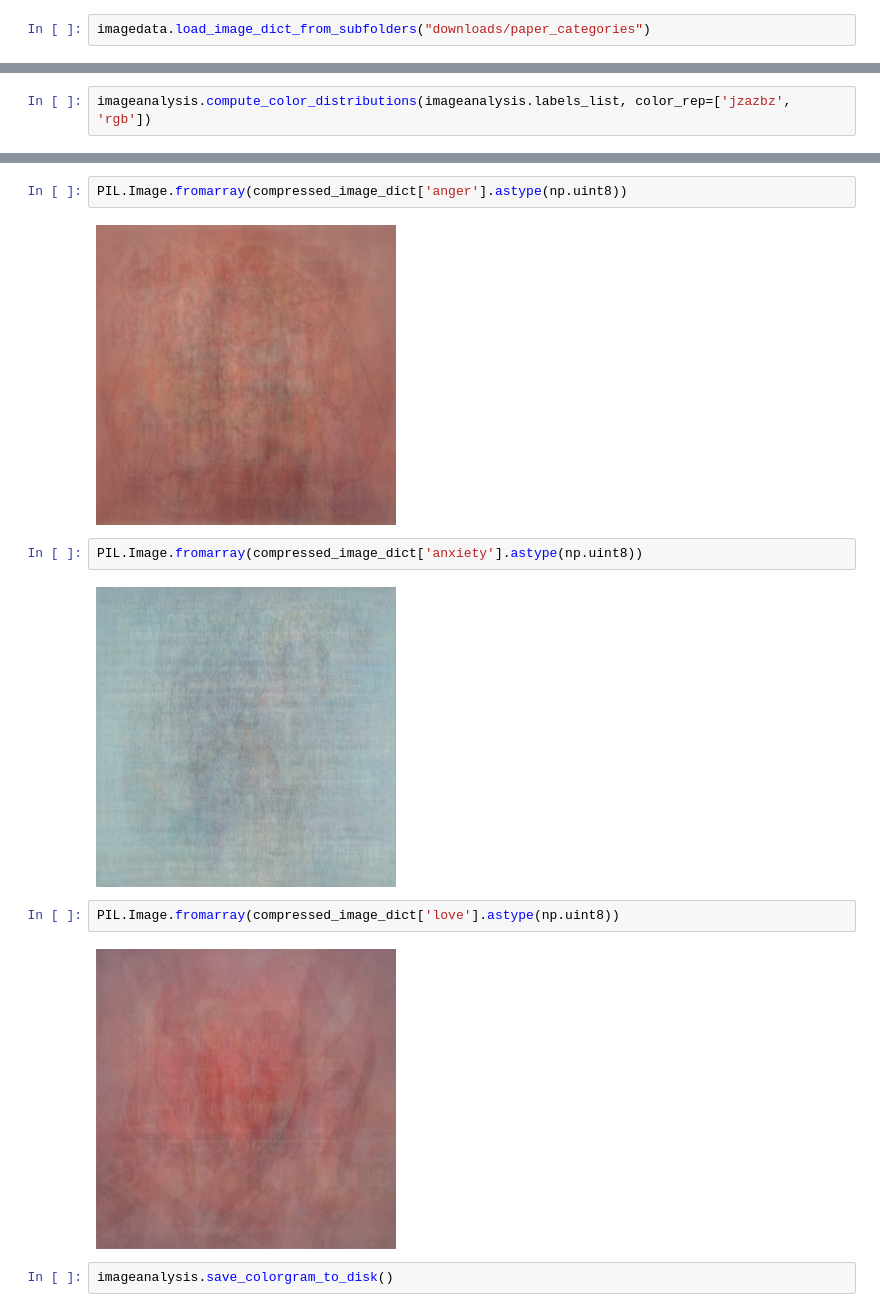
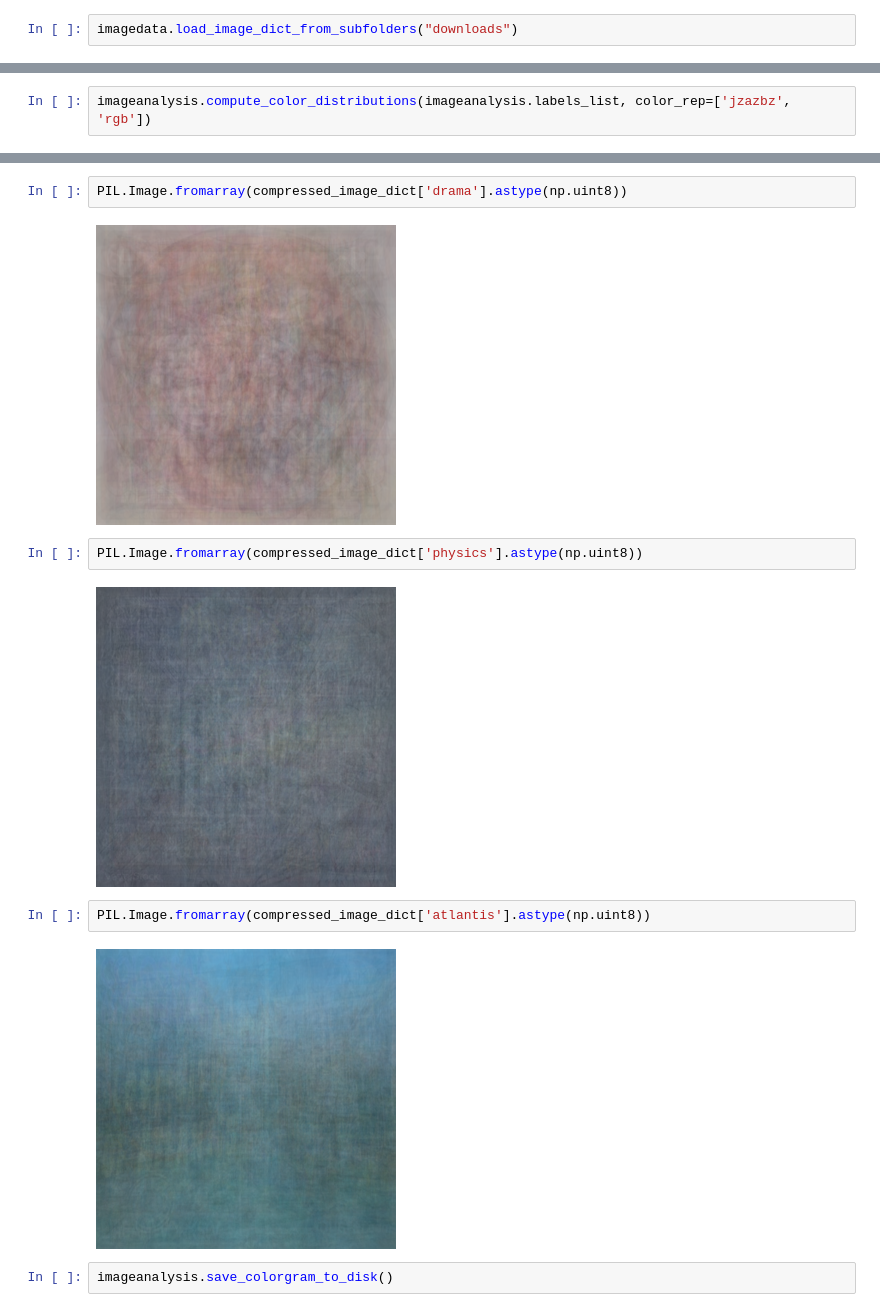
Before and after one commit to comp-syn/comp-syn, a Jupyter notebook: notebooks/compsyn_package_pipeline.ipynb, the cells around one changed output, grey strips where cells are left out. Cells and saved outputs as stored; diff of their text form.

```diff
--- a/notebooks/compsyn_package_pipeline.ipynb
+++ b/notebooks/compsyn_package_pipeline.ipynb
@@ -22,5 +22,5 @@ Comp-syn uses image data to create its vectors and analysis. It has a built in f
 # %%
 imagedata = cs.datahelper.ImageData()
 # %%
-imagedata.load_image_dict_from_subfolders("downloads/paper_categories")
+imagedata.load_image_dict_from_subfolders("downloads")
 # %% [output]
@@ -78,15 +64,15 @@ drama is being compressed.
 # %%
-PIL.Image.fromarray(compressed_image_dict['anger'].astype(np.uint8))
+PIL.Image.fromarray(compressed_image_dict['drama'].astype(np.uint8))
 # %% [output]
-[figure, old version]
+[figure, new version]
 # %%
-PIL.Image.fromarray(compressed_image_dict['anxiety'].astype(np.uint8))
+PIL.Image.fromarray(compressed_image_dict['physics'].astype(np.uint8))
 # %% [output]
-[figure, old version]
+[figure, new version]
 # %%
-PIL.Image.fromarray(compressed_image_dict['love'].astype(np.uint8))
+PIL.Image.fromarray(compressed_image_dict['atlantis'].astype(np.uint8))
 # %% [output]
-[figure, old version]
+[figure, new version]
 # %%
 imageanalysis.save_colorgram_to_disk()
 # %% [markdown]
```
Also changed, not shown: parts of 9 cells of this notebook, 3 other files.
